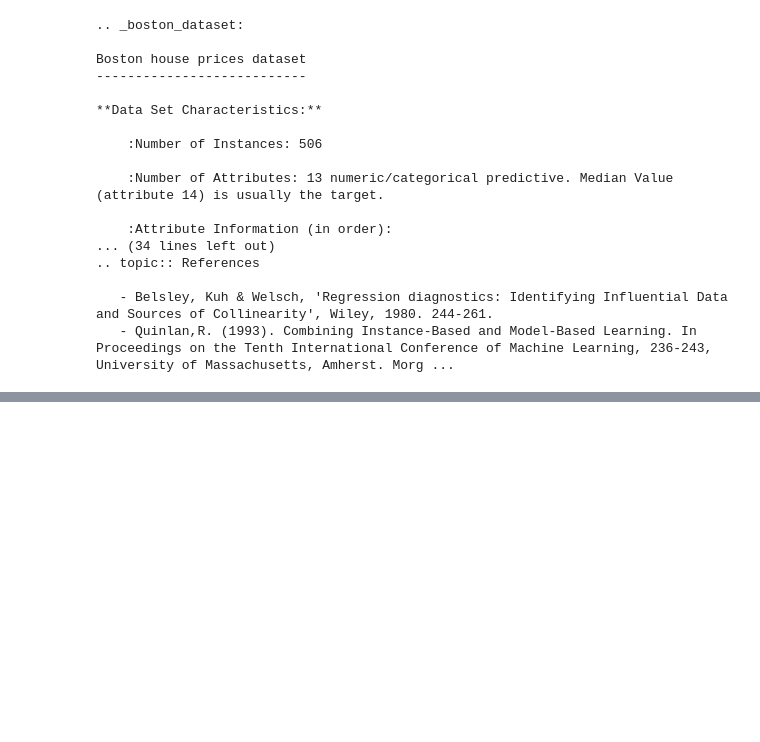
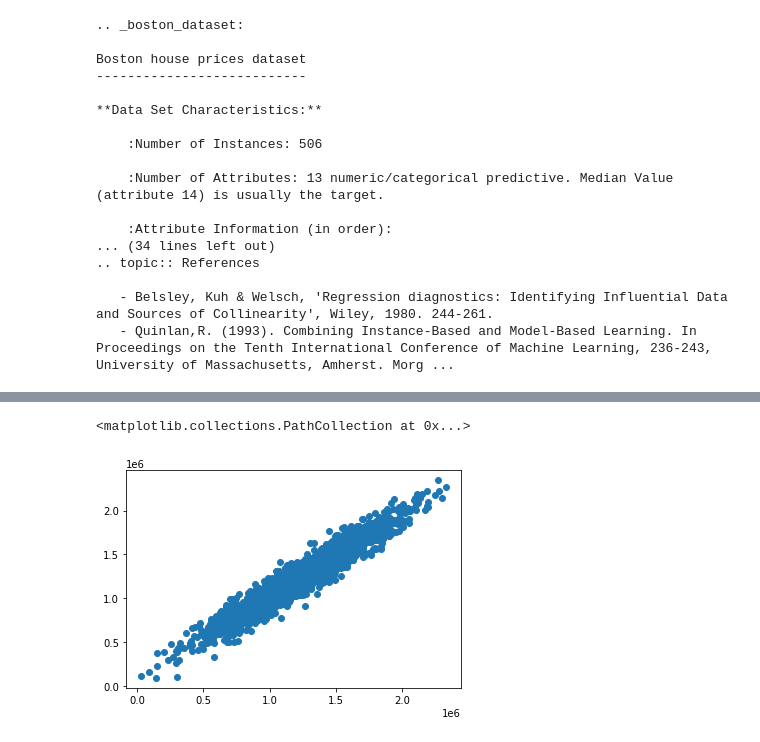
Before and after one commit to GKPSingh/M3D1, a Jupyter notebook: Linear Regression.ipynb, the cells around one changed output, grey strips where cells are left out. Saved outputs shown, nothing was run; the diff lists cells and outputs as text; code cells hidden in the pictures; blank space fills up the shorter version.

```diff
--- a/Linear Regression.ipynb
+++ b/Linear Regression.ipynb
@@ -163,0 +166,2 @@ Boston house prices dataset
+# %%
+predictions = lm.predict(X_test)
@@ -163,0 +194,5 @@ Boston house prices dataset
+# %%
+plt.scatter(y_test, predictions)
+# %% [output]
+<matplotlib.collections.PathCollection at 0x...>
+[figure, added]
```
Also changed, not shown: parts of 8 cells of this notebook.
